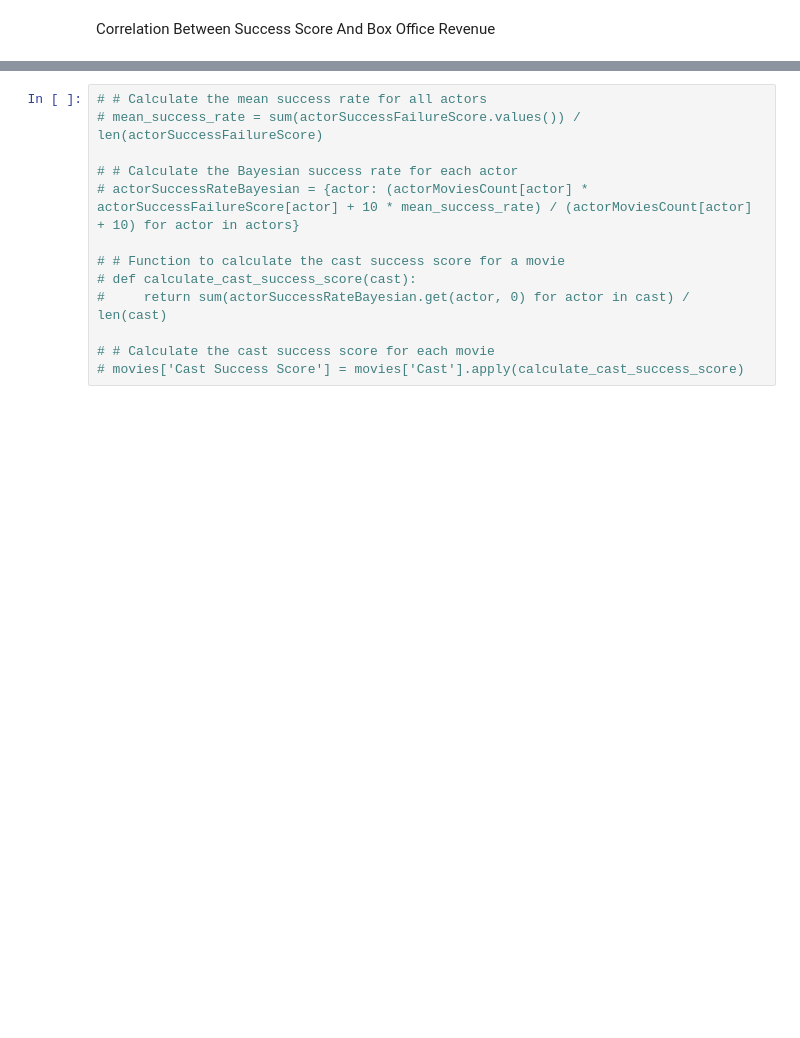
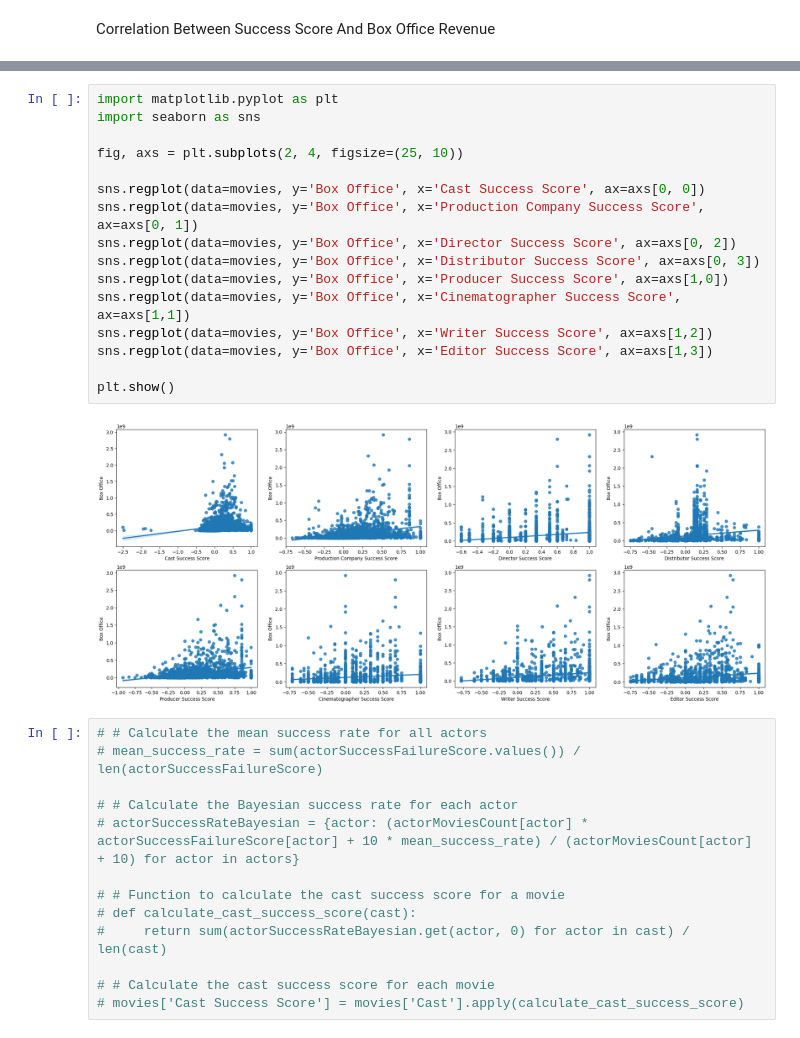
Before and after one commit to tasinms/Movie-Box-Office-Prediction, a Jupyter notebook: DataAnalysis.ipynb, the cells around one changed output, grey strips where cells are left out. Drawn from its saved outputs; the diff is of its cells as text; blank space fills up the shorter version.

```diff
--- a/DataAnalysis.ipynb
+++ b/DataAnalysis.ipynb
@@ -750,3 +781,21 @@ Correlation Between Cast Success Score and Box Office: 0.2971966109533313
+# %%
+import matplotlib.pyplot as plt
+import seaborn as sns
+
+fig, axs = plt.subplots(2, 4, figsize=(25, 10))
+
+sns.regplot(data=movies, y='Box Office', x='Cast Success Score', ax=axs[0, 0])
+sns.regplot(data=movies, y='Box Office', x='Production Company Success Score', ax=axs[0, 1])
+sns.regplot(data=movies, y='Box Office', x='Director Success Score', ax=axs[0, 2])
+sns.regplot(data=movies, y='Box Office', x='Distributor Success Score', ax=axs[0, 3])
+sns.regplot(data=movies, y='Box Office', x='Producer Success Score', ax=axs[1,0])
+sns.regplot(data=movies, y='Box Office', x='Cinematographer Success Score', ax=axs[1,1])
+sns.regplot(data=movies, y='Box Office', x='Writer Success Score', ax=axs[1,2])
+sns.regplot(data=movies, y='Box Office', x='Editor Success Score', ax=axs[1,3])
+
+plt.show()
+# %% [output]
+[figure, added]
 # %%
 # # Calculate the mean success rate for all actors
 # mean_success_rate = sum(actorSuccessFailureScore.values()) / len(actorSuccessFailureScore)
```
Also changed, not shown: parts of 7 cells of this notebook, 13 other files.
